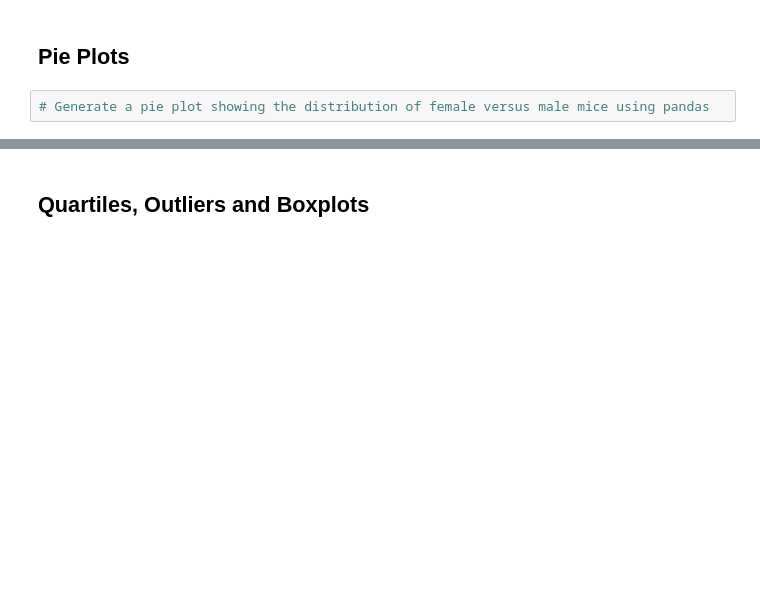
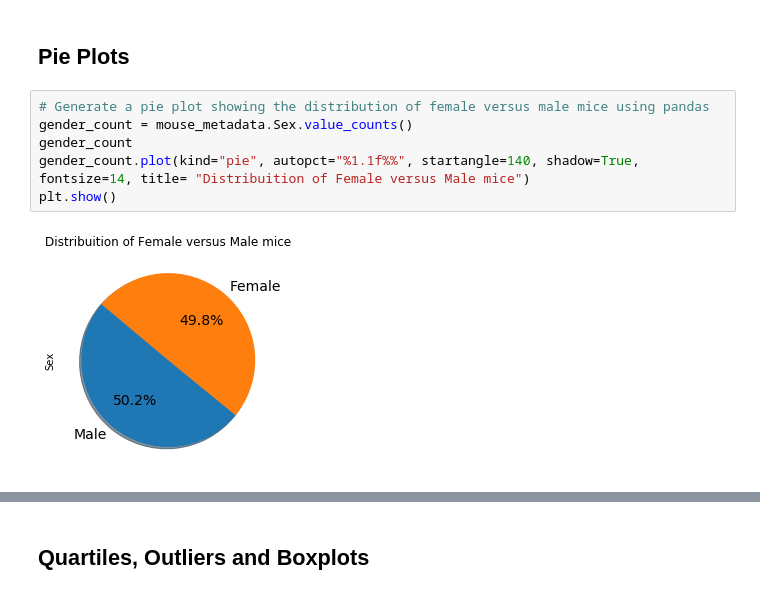
Before and after one commit to kpiccoli/Matplotlib-HW---Laboratory, a Jupyter notebook: pymaceuticals_starter.ipynb, the cells around one changed output, grey strips where cells are left out. Saved outputs shown, nothing was run; the diff lists cells and outputs as text; blank space fills up the shorter version.

```diff
--- a/pymaceuticals_starter.ipynb
+++ b/pymaceuticals_starter.ipynb
@@ -103,5 +171,11 @@ mice_point.plot(kind)
 ## Pie Plots
 # %%
 # Generate a pie plot showing the distribution of female versus male mice using pandas
+gender_count = mouse_metadata.Sex.value_counts()
+gender_count
+gender_count.plot(kind="pie", autopct="%1.1f%%", startangle=140, shadow=True, fontsize=14, title= "Distribuition of Female versus Male mice")
+plt.show()
+# %% [output]
+[figure, added]
 # %%
 # Generate a pie plot showing the distribution of female versus male mice using pyplot
```
Also changed, not shown: parts of 19 cells of this notebook.
